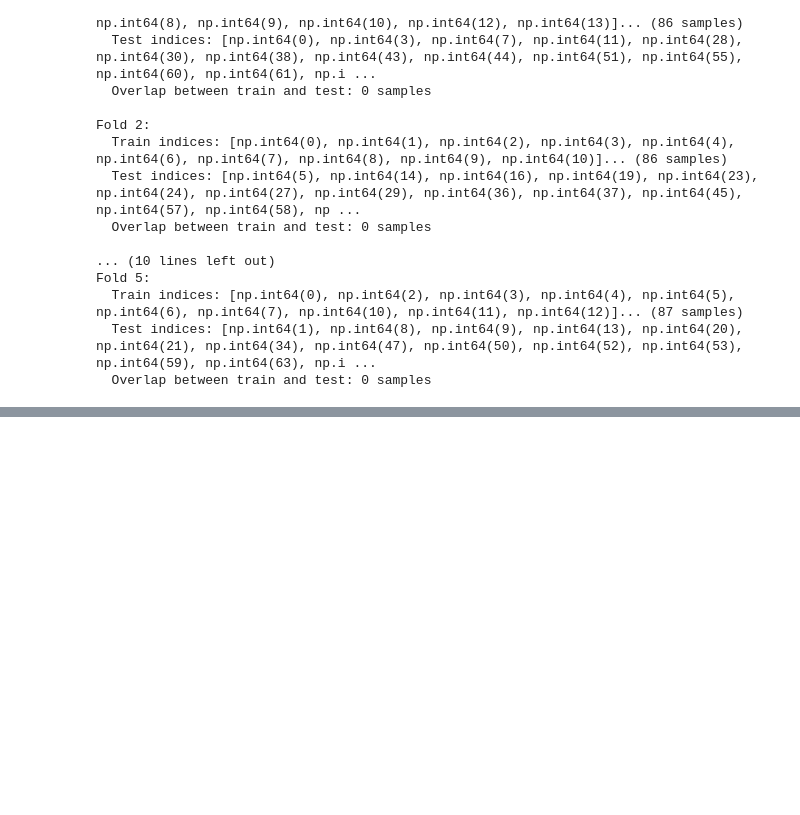
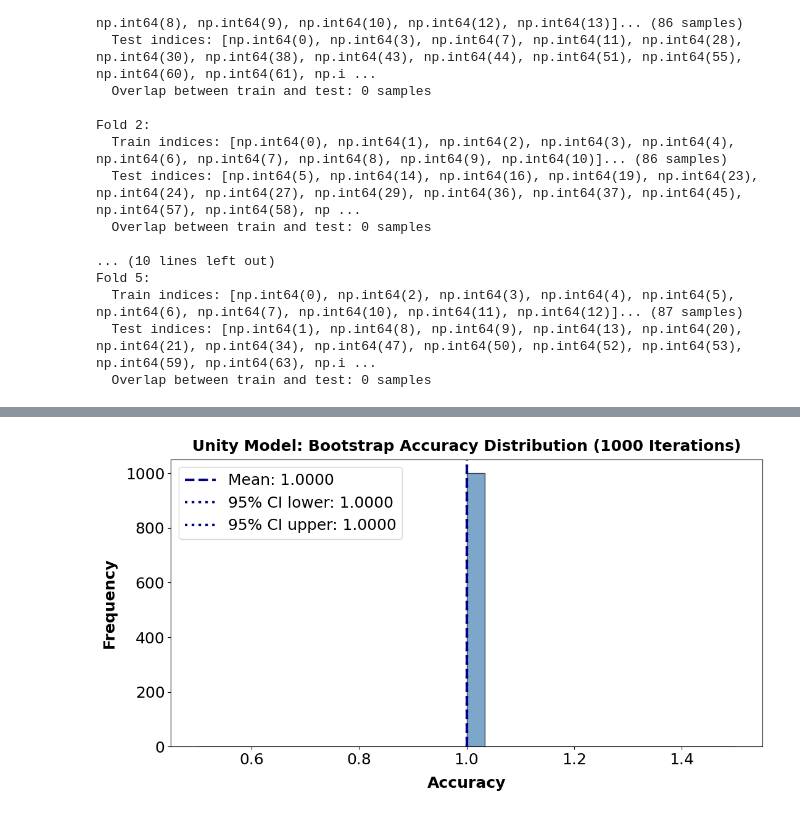
Before and after one commit to alliec45/mixed_reality_defense, a Jupyter notebook: unity_model.ipynb, the cells around one changed output, grey strips where cells are left out. Cells and saved outputs as stored; diff of their text form; code cells hidden in the pictures; blank space fills up the shorter version.

```diff
--- a/unity_model.ipynb
+++ b/unity_model.ipynb
@@ -340,0 +430,50 @@ Fold 5:
+# %%
+from sklearn.utils import resample
+
+# Bootstrap
+n_iterations = 1000
+unity_bootstrap_accuracies = []
+
+for i in range(n_iterations):
+    indices = resample(range(len(X_scaled)), random_state=i)
+    oob_indices = list(set(range(len(X_scaled))) - set(indices))
+
+    if len(oob_indices) < 5:
+        continue
+
+    X_train = X_scaled[indices]
+    y_train = y.iloc[indices]
+    X_test = X_scaled[oob_indices]
+    y_test = y.iloc[oob_indices]
+
+    rf = RandomForestClassifier(n_estimators=100, random_state=42, n_jobs=-1)
+    rf.fit(X_train, y_train)
+    acc = rf.score(X_test, y_test)
+    unity_bootstrap_accuracies.append(acc)
+# Plot - BLUE POSTER STYLE
+plt.figure(figsize=(11, 6))
+
+# Blue histogram
+plt.hist(unity_bootstrap_accuracies, bins=30, edgecolor='black', alpha=0.7, color='steelblue')
+
+# Dark blue lines
+plt.axvline(np.mean(unity_bootstrap_accuracies), color='darkblue', linestyle='--', linewidth=3,
+            label=f'Mean: {np.mean(unity_bootstrap_accuracies):.4f}')
+plt.axvline(np.percentile(unity_bootstrap_accuracies, 2.5), color='navy', linestyle=':', linewidth=3,
+            label=f'95% CI lower: {np.percentile(unity_bootstrap_accuracies, 2.5):.4f}')
+plt.axvline(np.percentile(unity_bootstrap_accuracies, 97.5), color='navy', linestyle=':', linewidth=3,
+            label=f'95% CI upper: {np.percentile(unity_bootstrap_accuracies, 97.5):.4f}')
+
+# Poster-sized fonts
+plt.xlabel('Accuracy', fontsize=18, fontweight='bold', labelpad=10)
+plt.ylabel('Frequency', fontsize=18, fontweight='bold', labelpad=10)
+plt.title('Unity Model: Bootstrap Accuracy Distribution (1000 Iterations)', fontsize=18, fontweight='bold', pad=10)
+plt.xticks(fontsize=18)
+plt.yticks(fontsize=18)
+plt.legend(fontsize=18, loc='upper left')
+
+plt.tight_layout()
+plt.savefig('unity_bootstrap_poster.png', dpi=300, bbox_inches='tight')
+plt.show()
+# %% [output]
+[figure, added]
```
Also changed, not shown: parts of 6 cells of this notebook, 13 other files.
